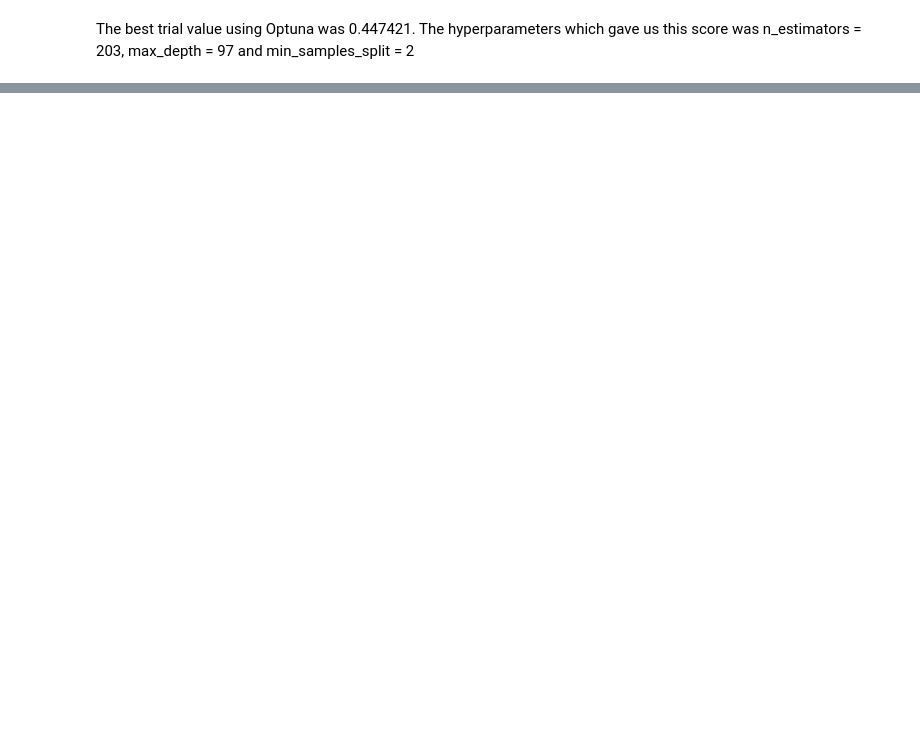
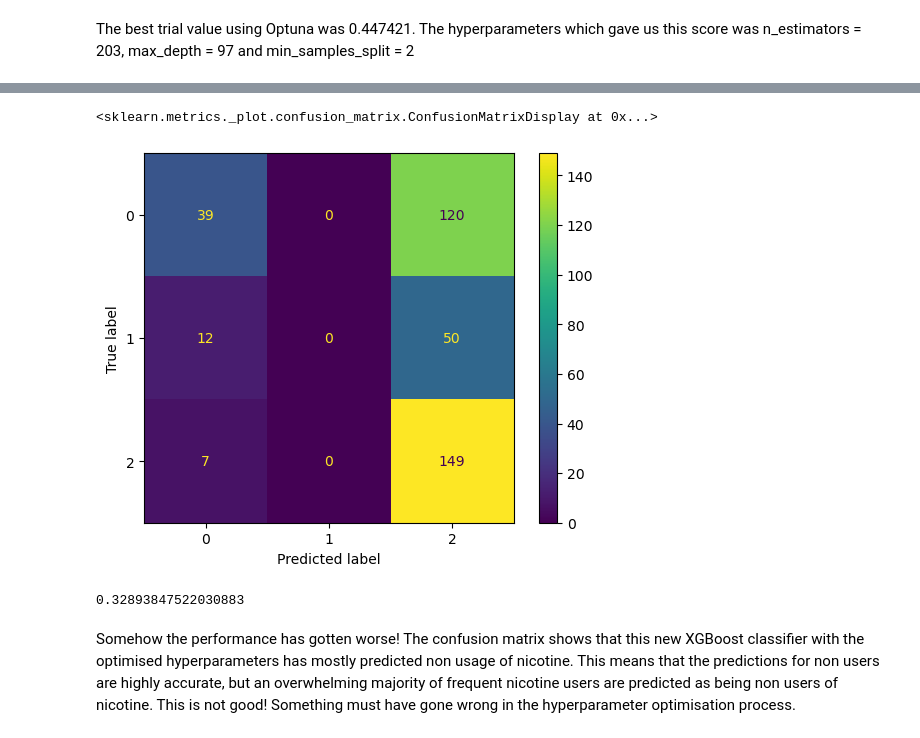
Before and after one commit to skyefung02/DrugConsumptionProject, a Jupyter notebook: data_exploration_visualisation.ipynb, the cells around one changed output, grey strips where cells are left out. Drawn from its saved outputs; the diff is of its cells as text; code cells hidden in the pictures; blank space fills up the shorter version.

```diff
--- a/data_exploration_visualisation.ipynb
+++ b/data_exploration_visualisation.ipynb
@@ -972,0 +1179,17 @@ print(feature_importances)
+# %%
+y_pred_xgb_final = xgb_classifier_final.predict(nictest_x)
+
+cm_xgb_final = confusion_matrix(nictest_xgb_y, y_pred_xgb_final, labels=xgb_classifier_final.classes_)
+disp_xgb_final = ConfusionMatrixDisplay(confusion_matrix=cm_xgb_final,
+                              display_labels=xgb_classifier_final.classes_)
+disp_xgb_final.plot()
+# %% [output]
+<sklearn.metrics._plot.confusion_matrix.ConfusionMatrixDisplay at 0x...>
+[figure, added]
+# %%
+final_f1_xgb = f1_score(nictest_xgb_y, y_pred_xgb_final, average = 'macro')
+print(final_f1_xgb)
+# %% [output]
+0.32893847522030883
+# %% [markdown]
+Somehow the performance has gotten worse! The confusion matrix shows that this new XGBoost classifier with the optimised hyperparameters has mostly predicted non usage of nicotine. This means that the predictions for non users are highly accurate, but an overwhelming majority of frequent nicotine users are predicted as being non users of nicotine. This is not good! Something must have gone wrong in the hyperparameter optimisation process.
```
Also changed, not shown: parts of 26 cells of this notebook, 1 other file.
